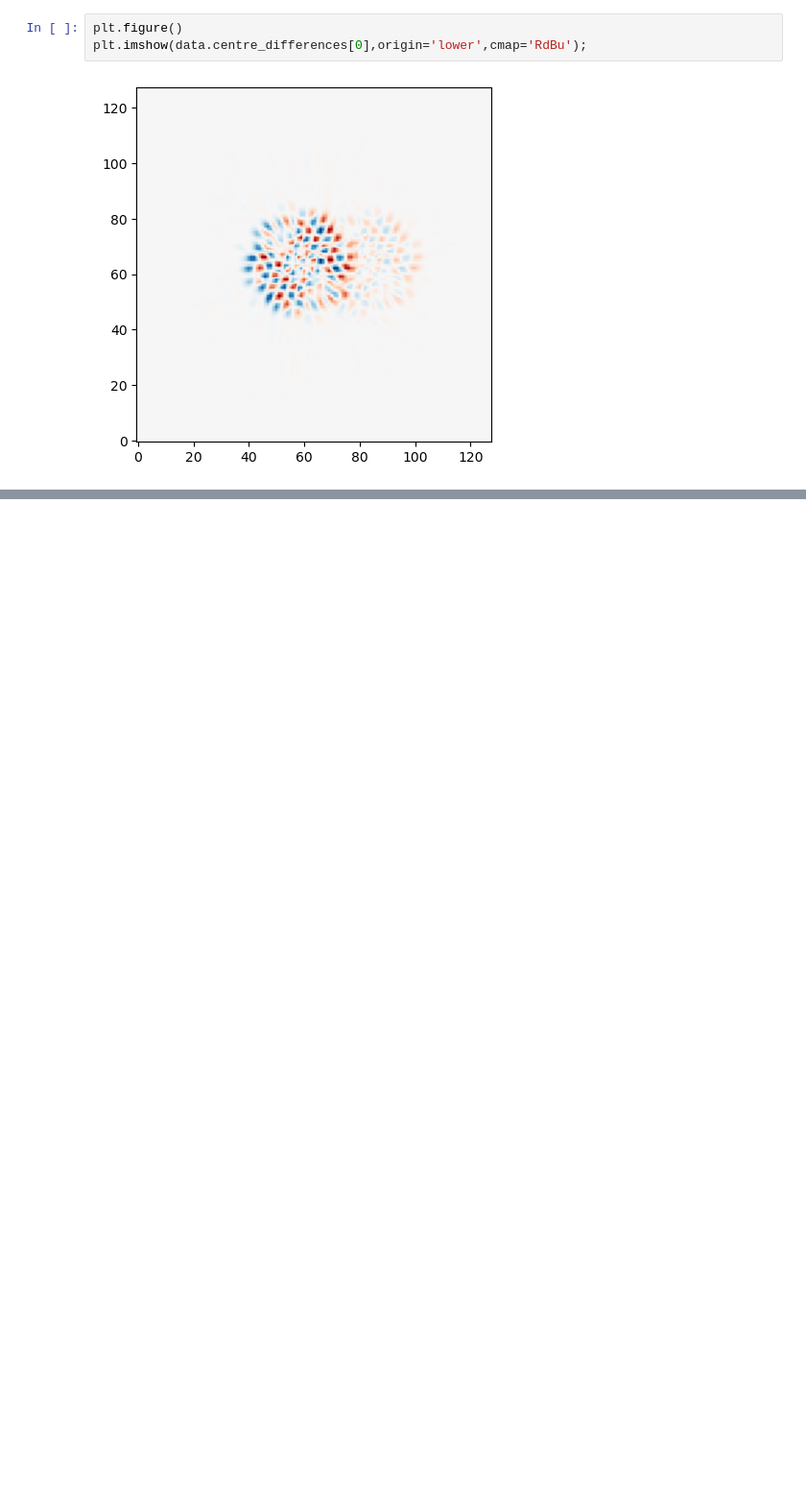
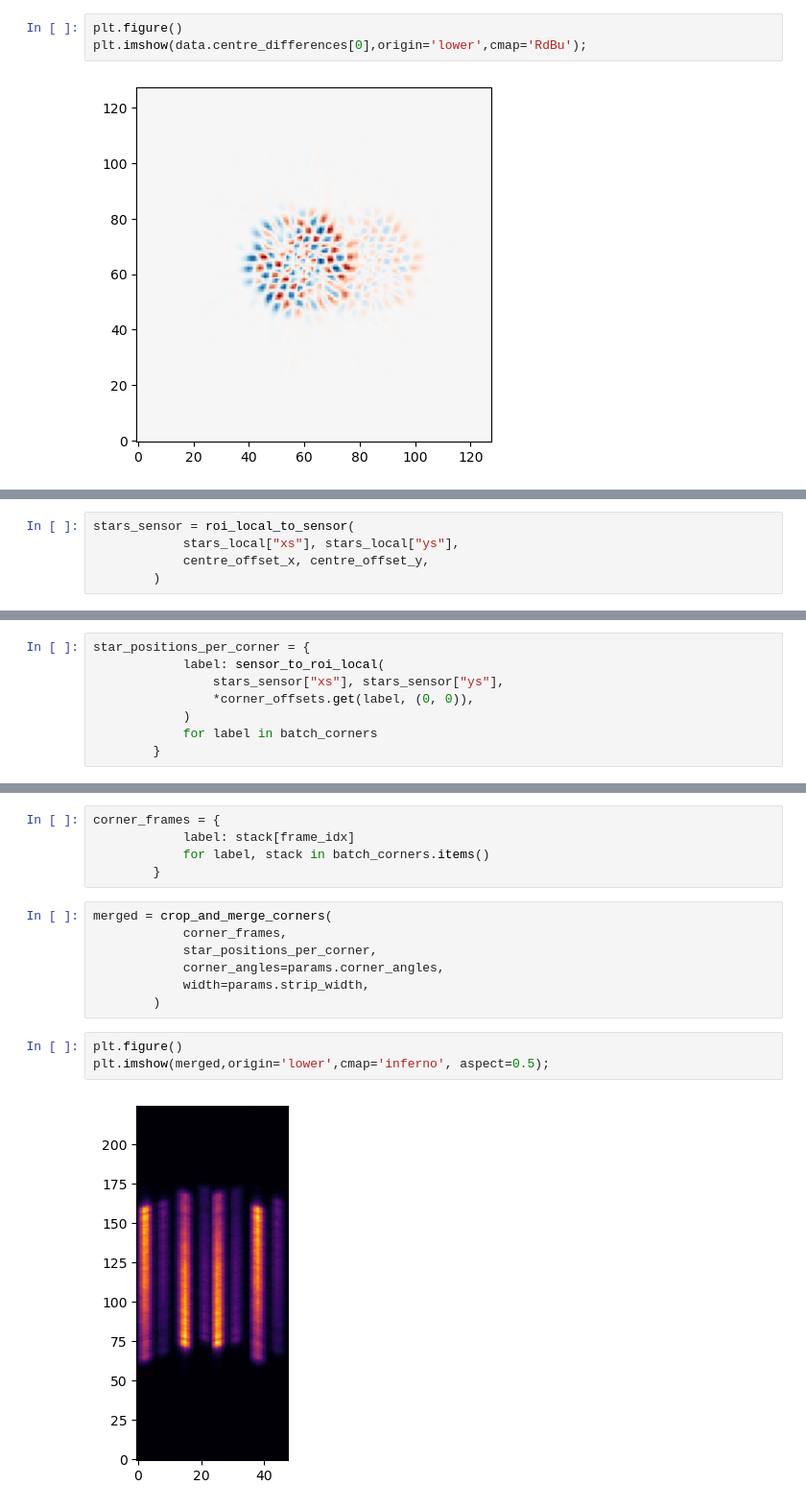
Before and after one commit to TolimanSpace/imageservice, a Jupyter notebook: imageservice/build_sim_data.ipynb, the cells around one changed output, grey strips where cells are left out. Shown at 96% size. Drawn from its saved outputs; the diff is of its cells as text; blank space fills up the shorter version.

```diff
--- a/imageservice/build_sim_data.ipynb
+++ b/imageservice/build_sim_data.ipynb
@@ -189,0 +261,5 @@ plt.imshow(img,origin='lower',cmap='RdBu', aspect=0.5, vmin=-max_value, vmax=max
+# %%
+stars_sensor = roi_local_to_sensor(
+            stars_local["xs"], stars_local["ys"],
+            centre_offset_x, centre_offset_y,
+        )
@@ -189,0 +270,8 @@ plt.imshow(img,origin='lower',cmap='RdBu', aspect=0.5, vmin=-max_value, vmax=max
+# %%
+star_positions_per_corner = {
+            label: sensor_to_roi_local(
+                stars_sensor["xs"], stars_sensor["ys"],
+                *corner_offsets.get(label, (0, 0)),
+            )
+            for label in batch_corners
+        }
@@ -189,0 +285,17 @@ plt.imshow(img,origin='lower',cmap='RdBu', aspect=0.5, vmin=-max_value, vmax=max
+# %%
+corner_frames = {
+            label: stack[frame_idx]
+            for label, stack in batch_corners.items()
+        }
+# %%
+merged = crop_and_merge_corners(
+            corner_frames,
+            star_positions_per_corner,
+            corner_angles=params.corner_angles,
+            width=params.strip_width,
+        )
+# %%
+plt.figure()
+plt.imshow(merged,origin='lower',cmap='inferno', aspect=0.5);
+# %% [output]
+[figure, added]
```
Also changed, not shown: parts of 32 cells of this notebook.
